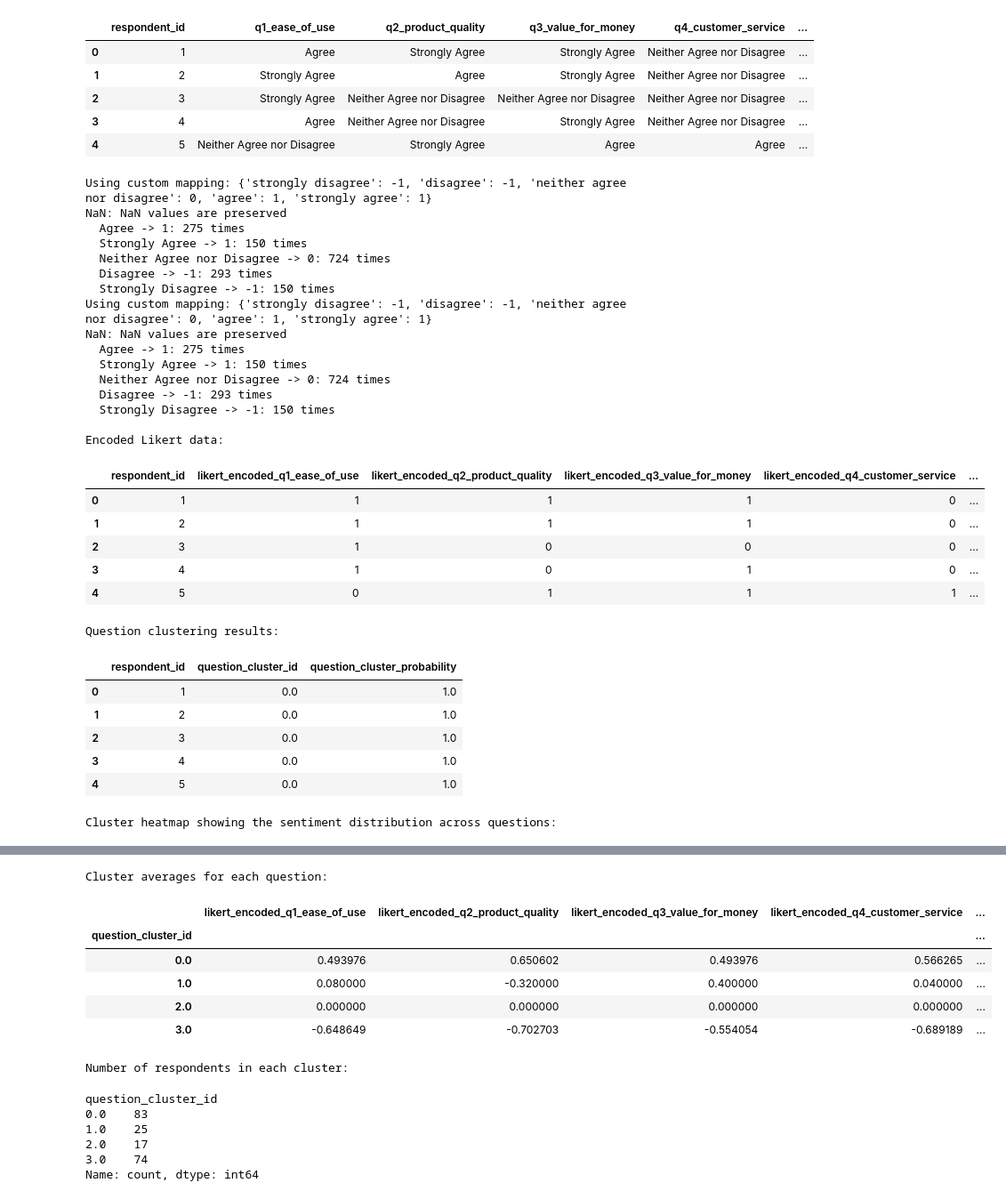
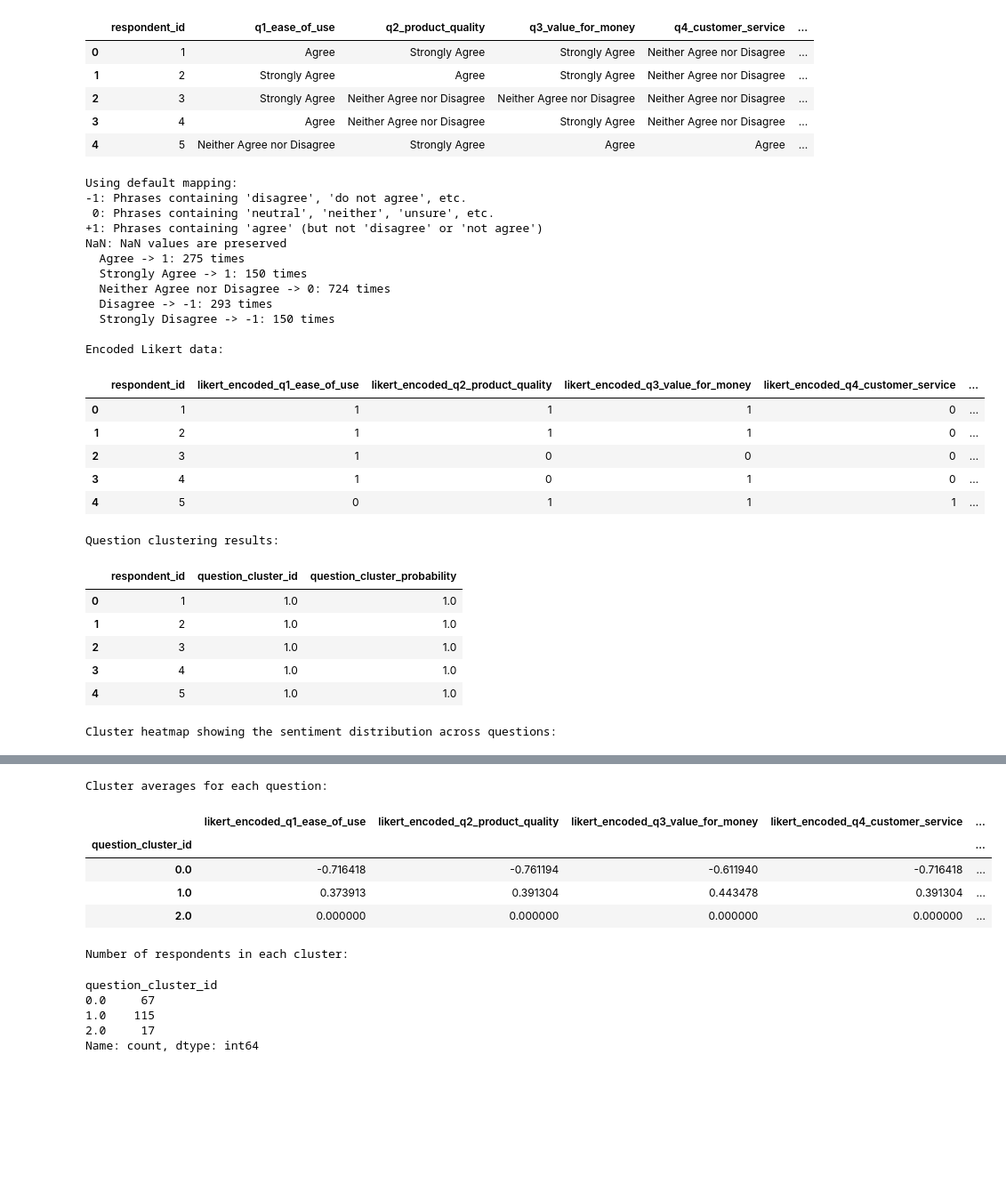
Before and after one commit to Andy7475/pandas-survey-toolkit, a Jupyter notebook: docs/source/examples/03 - cluster questions.ipynb, the cells around one changed output, grey strips where cells are left out. Shown: that part at 89% size. Drawn from its saved outputs; the diff is of its cells as text; code cells hidden in the pictures; blank space fills up the shorter version.

```diff
--- a/docs/source/examples/03 - cluster questions.ipynb
+++ b/docs/source/examples/03 - cluster questions.ipynb
@@ -79,15 +79,13 @@ Original survey data:
 
 # Use pandas method chaining to process the data
 df_processed = (df
-    # Encode Likert scale responses
-    .encode_likert(likert_columns=questions, custom_mapping=custom_mapping)
     # Cluster the questions
     .cluster_questions(
         columns=questions,
-        likert_mapping=custom_mapping,
+        #likert_mapping=custom_mapping, default handles most cases
         umap_n_neighbors=15,
-        hdbscan_min_cluster_size=12,
-        cluster_selection_epsilon=0.3,
+        hdbscan_min_cluster_size=15,
+        cluster_selection_epsilon=0.35,
 
     )
 )
@@ -120,54 +118,48 @@ display(heatmap)
 cluster_summary = df_processed.groupby('question_cluster_id')[likert_columns_with_prefix].mean()
 print("\nCluster averages for each question:")
 display(cluster_summary)
 
 # Calculate respondent counts per cluster
 cluster_counts = df_processed['question_cluster_id'].value_counts().sort_index()
 print("\nNumber of respondents in each cluster:")
 display(cluster_counts)
 # %% [output]
-Using custom mapping: {'strongly disagree': -1, 'disagree': -1, 'neither agree nor disagree': 0, 'agree': 1, 'strongly agree': 1}
-NaN: NaN values are preserved
-  Agree -> 1: 275 times
-  Strongly Agree -> 1: 150 times
-  Neither Agree nor Disagree -> 0: 724 times
-  Disagree -> -1: 293 times
-  Strongly Disagree -> -1: 150 times
-Using custom mapping: {'strongly disagree': -1, 'disagree': -1, 'neither agree nor disagree': 0, 'agree': 1, 'strongly agree': 1}
+Using default mapping:
+-1: Phrases containing 'disagree', 'do not agree', etc.
+ 0: Phrases containing 'neutral', 'neither', 'unsure', etc.
++1: Phrases containing 'agree' (but not 'disagree' or 'not agree')
 NaN: NaN values are preserved
   Agree -> 1: 275 times
   Strongly Agree -> 1: 150 times
   Neither Agree nor Disagree -> 0: 724 times
   Disagree -> -1: 293 times
   Strongly Disagree -> -1: 150 times
 
 Encoded Likert data:
 |  | respondent_id | likert_encoded_q1_ease_of_use | likert_encoded_q2_product_quality | likert_encoded_q3_value_for_money | likert_encoded_q4_customer_service | ... |
 | 0 | 1 | 1 | 1 | 1 | 0 | ... |
 | 1 | 2 | 1 | 1 | 1 | 0 | ... |
 | 2 | 3 | 1 | 0 | 0 | 0 | ... |
 | 3 | 4 | 1 | 0 | 1 | 0 | ... |
 | 4 | 5 | 0 | 1 | 1 | 1 | ... |
 Question clustering results:
 |  | respondent_id | question_cluster_id | question_cluster_probability |
-| 0 | 1 | 0.0 | 1.0 |
-| 1 | 2 | 0.0 | 1.0 |
-| 2 | 3 | 0.0 | 1.0 |
-| 3 | 4 | 0.0 | 1.0 |
-| 4 | 5 | 0.0 | 1.0 |
+| 0 | 1 | 1.0 | 1.0 |
+| 1 | 2 | 1.0 | 1.0 |
+| 2 | 3 | 1.0 | 1.0 |
+| 3 | 4 | 1.0 | 1.0 |
+| 4 | 5 | 1.0 | 1.0 |
 Cluster heatmap showing the sentiment distribution across questions:
 [interactive output not drawn]
 Cluster averages for each question:
 |  | likert_encoded_q1_ease_of_use | likert_encoded_q2_product_quality | likert_encoded_q3_value_for_money | likert_encoded_q4_customer_service | ... |
 | question_cluster_id |  |  |  |  | ... |
-| 0.0 | 0.493976 | 0.650602 | 0.493976 | 0.566265 | ... |
-| 1.0 | 0.080000 | -0.320000 | 0.400000 | 0.040000 | ... |
+| 0.0 | -0.716418 | -0.761194 | -0.611940 | -0.716418 | ... |
+| 1.0 | 0.373913 | 0.391304 | 0.443478 | 0.391304 | ... |
 | 2.0 | 0.000000 | 0.000000 | 0.000000 | 0.000000 | ... |
-| 3.0 | -0.648649 | -0.702703 | -0.554054 | -0.689189 | ... |
 Number of respondents in each cluster:
 question_cluster_id
-0.0    83
-1.0    25
-2.0    17
-3.0    74
+0.0     67
+1.0    115
+2.0     17
 Name: count, dtype: int64
```
